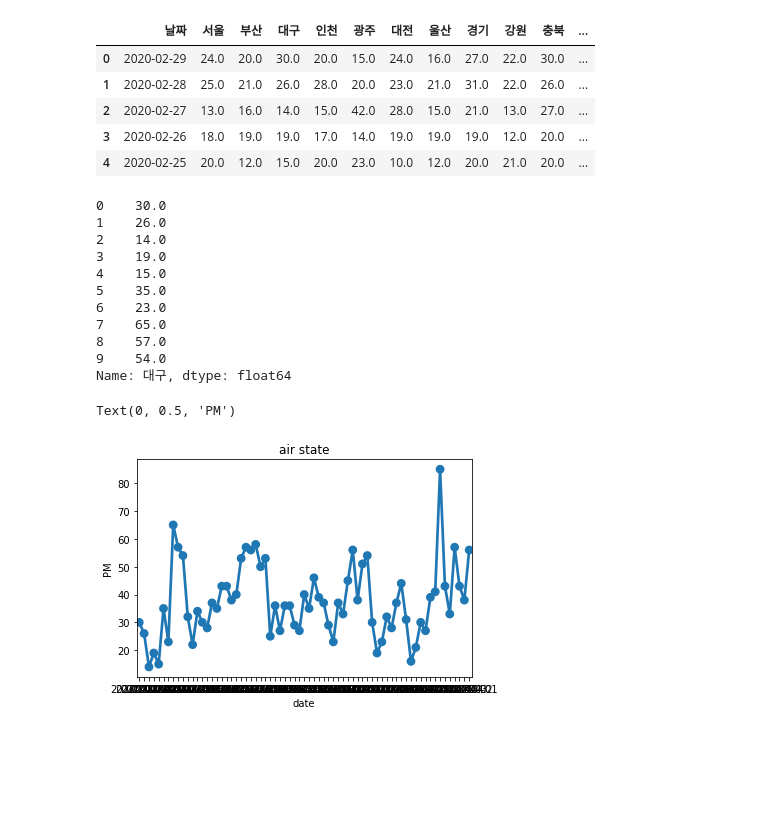
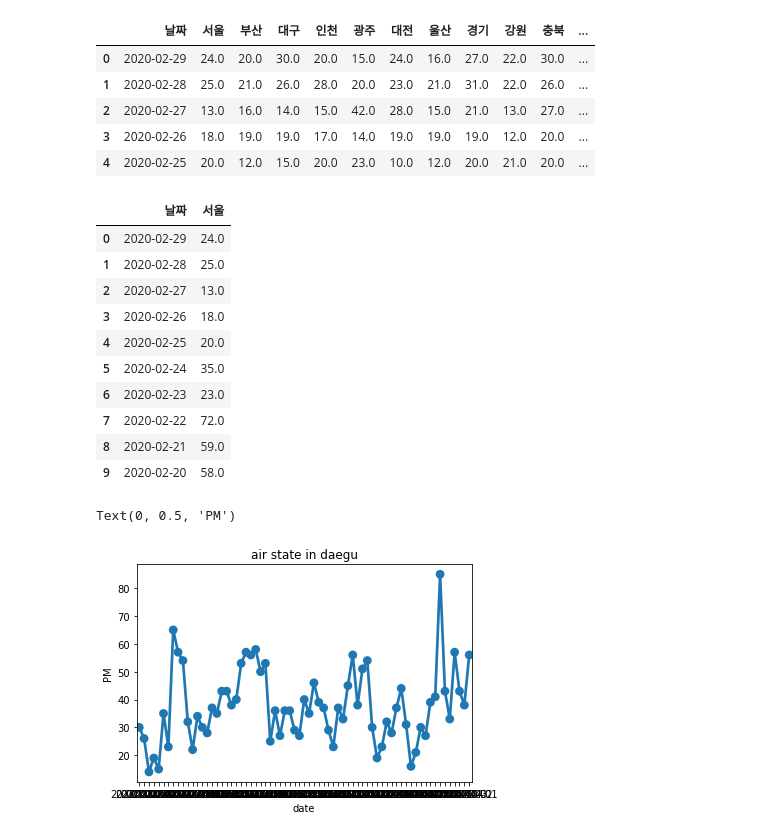
Before and after one commit to 21800040/Kwon_Jihyun, a Jupyter notebook: Deagu_PM.ipynb, the cells around one changed output. Drawn from its saved outputs; the diff is of its cells as text; code cells hidden in the pictures; blank space fills up the shorter version.

```diff
--- a/Deagu_PM.ipynb
+++ b/Deagu_PM.ipynb
@@ -91,29 +95,30 @@ df_total.head(5)
 | 3 | 2020-02-26 | 18.0 | 19.0 | 19.0 | 17.0 | 14.0 | 19.0 | 19.0 | 19.0 | 12.0 | 20.0 | ... |
 | 4 | 2020-02-25 | 20.0 | 12.0 | 15.0 | 20.0 | 23.0 | 10.0 | 12.0 | 20.0 | 21.0 | 20.0 | ... |
 # %%
-df_sample = df_total.loc[:,'대구']
-df_sample.head(10)
+df_sample_daegu = df_total.loc[:,['날짜','대구']]
+df_sample_seoul = df_total.loc[:,['날짜','서울']]
+
+df_sample_seoul.head(10)
 # %% [output]
-0    30.0
-1    26.0
-2    14.0
-3    19.0
-4    15.0
-5    35.0
-6    23.0
-7    65.0
-8    57.0
-9    54.0
-Name: 대구, dtype: float64
+|  | 날짜 | 서울 |
+| 0 | 2020-02-29 | 24.0 |
+| 1 | 2020-02-28 | 25.0 |
+| 2 | 2020-02-27 | 13.0 |
+| 3 | 2020-02-26 | 18.0 |
+| 4 | 2020-02-25 | 20.0 |
+| 5 | 2020-02-24 | 35.0 |
+| 6 | 2020-02-23 | 23.0 |
+| 7 | 2020-02-22 | 72.0 |
+| 8 | 2020-02-21 | 59.0 |
+| 9 | 2020-02-20 | 58.0 |
 # %%
 import matplotlib.pyplot as plt
 import seaborn as sns
-sns.pointplot(data = df_total ,x = '날짜', y = '대구')
+sns.pointplot(data = df_sample_daegu ,x = '날짜', y = '대구')
 
-
-plt.title('air state')
+plt.title('air state in daegu')
 plt.xlabel('date')
 plt.ylabel('PM')
 # %% [output]
 Text(0, 0.5, 'PM')
-[figure, old version]
+[figure, new version]
```
Also changed, not shown: parts of 8 cells of this notebook.
